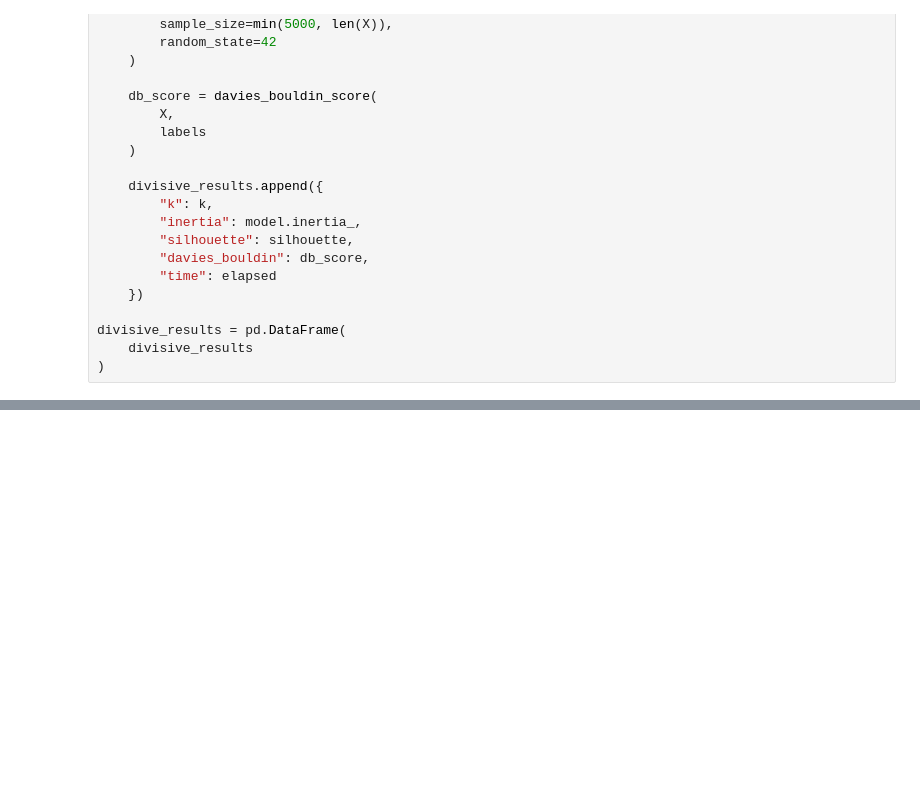
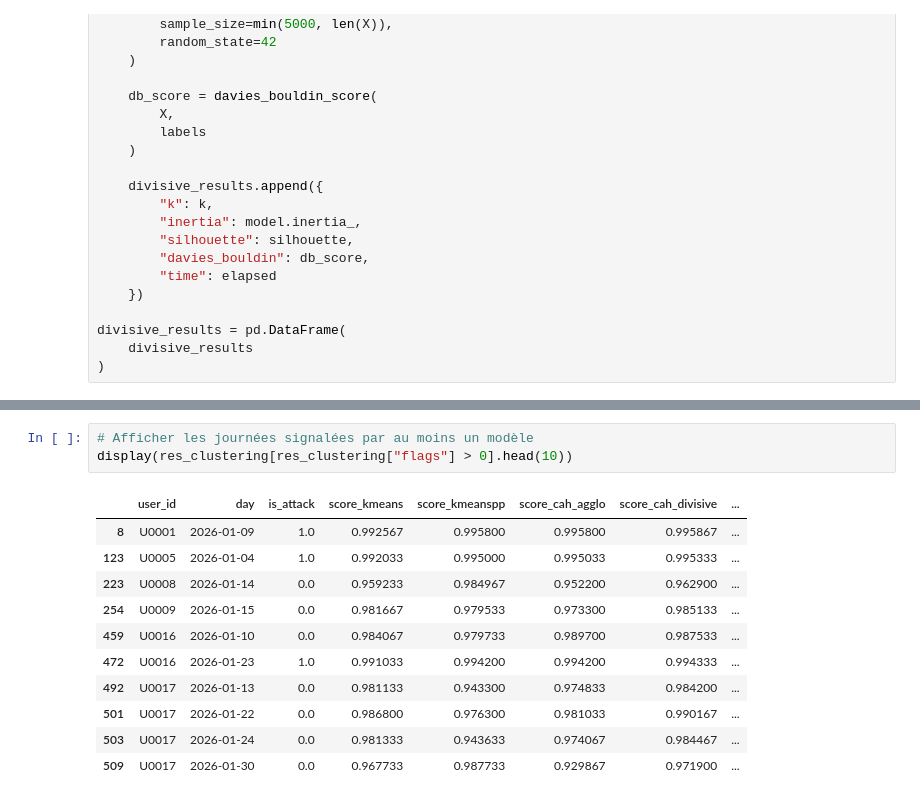
Before and after one commit to wissal231/chronoBank, a Jupyter notebook: notebooks/B_clustering.ipynb, the cells around one changed output, grey strips where cells are left out. Cells and saved outputs as stored; diff of their text form; blank space fills up the shorter version.

```diff
--- a/notebooks/B_clustering.ipynb
+++ b/notebooks/B_clustering.ipynb
@@ -712,0 +1000,15 @@ flag_divisive = (
+# %%
+# Afficher les journées signalées par au moins un modèle
+display(res_clustering[res_clustering["flags"] > 0].head(10))
+# %% [output]
+|  | user_id | day | is_attack | score_kmeans | score_kmeanspp | score_cah_agglo | score_cah_divisive | ... |
+| 8 | U0001 | 2026-01-09 | 1.0 | 0.992567 | 0.995800 | 0.995800 | 0.995867 | ... |
+| 123 | U0005 | 2026-01-04 | 1.0 | 0.992033 | 0.995000 | 0.995033 | 0.995333 | ... |
+| 223 | U0008 | 2026-01-14 | 0.0 | 0.959233 | 0.984967 | 0.952200 | 0.962900 | ... |
+| 254 | U0009 | 2026-01-15 | 0.0 | 0.981667 | 0.979533 | 0.973300 | 0.985133 | ... |
+| 459 | U0016 | 2026-01-10 | 0.0 | 0.984067 | 0.979733 | 0.989700 | 0.987533 | ... |
+| 472 | U0016 | 2026-01-23 | 1.0 | 0.991033 | 0.994200 | 0.994200 | 0.994333 | ... |
+| 492 | U0017 | 2026-01-13 | 0.0 | 0.981133 | 0.943300 | 0.974833 | 0.984200 | ... |
+| 501 | U0017 | 2026-01-22 | 0.0 | 0.986800 | 0.976300 | 0.981033 | 0.990167 | ... |
+| 503 | U0017 | 2026-01-24 | 0.0 | 0.981333 | 0.943633 | 0.974067 | 0.984467 | ... |
+| 509 | U0017 | 2026-01-30 | 0.0 | 0.967733 | 0.987733 | 0.929867 | 0.971900 | ... |
```
Also changed, not shown: parts of 15 cells of this notebook, 3 other files.
